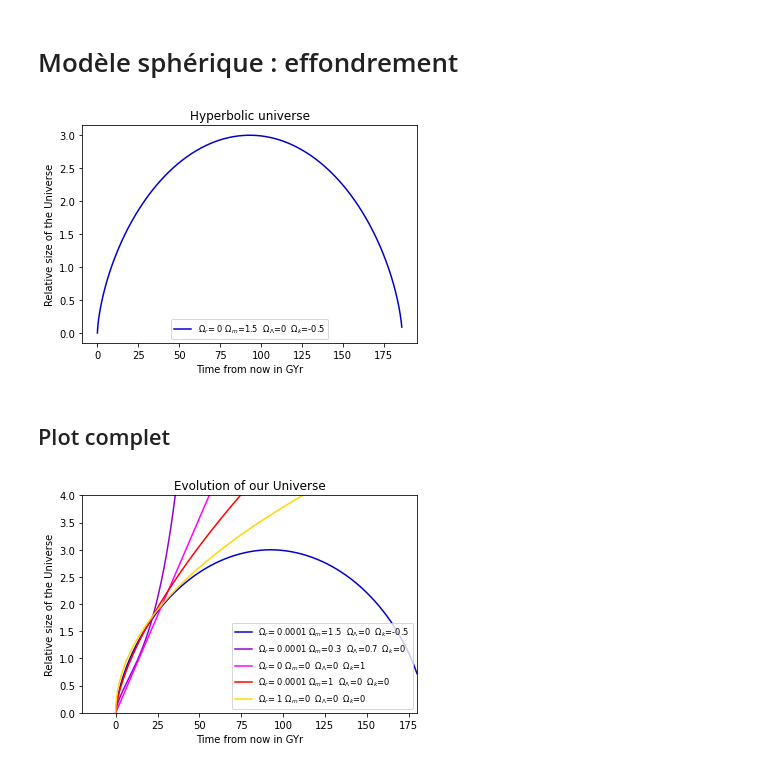
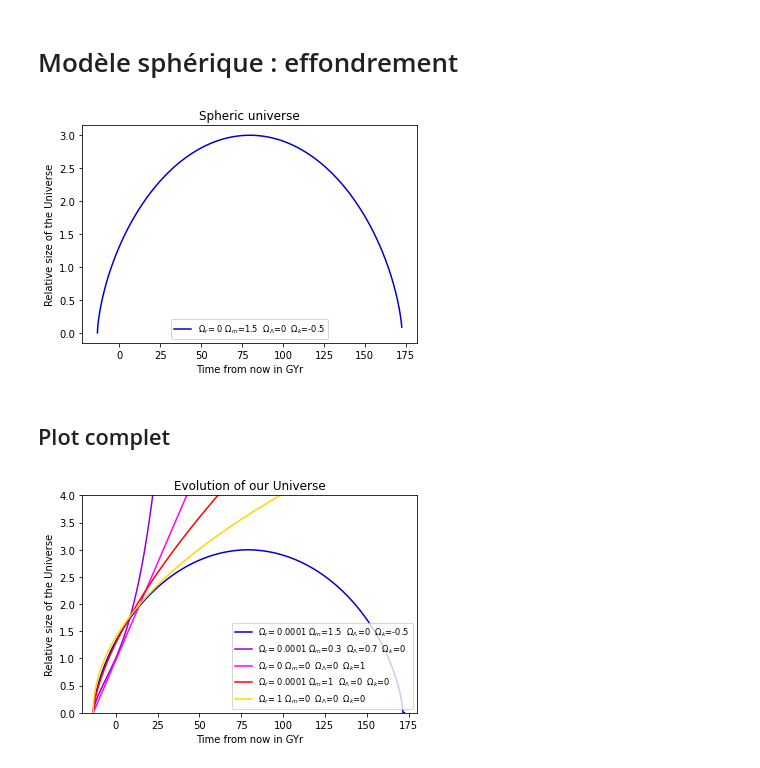
Before and after one commit to YoloNomy/Friedmann, a Jupyter notebook: Friedmann Code for Yolonomy.ipynb, the cells around one changed output. Saved outputs shown, nothing was run; the diff lists cells and outputs as text; code cells hidden in the pictures.

```diff
--- a/Friedmann Code for Yolonomy.ipynb
+++ b/Friedmann Code for Yolonomy.ipynb
@@ -179,35 +179,35 @@ def f(a, tps, t_amax):
     da = H(a) * a
     if tps >= t_amax:
         da *= -1
     return da
 
 def evol(omega_r,omega_m,omega_l,omega_k):
 
     if omega_k < 0 and omega_l == 0:
         a_max = -omega_m / omega_k
         t_amax = quad(lambda x: 1/(x * H(x)), 0, a_max)[0]
     else :
         t_amax = 10**1000
 
 
     sol = odeint(f, a0, tps, args=(t_amax,))
     plt.xlabel('Time from now in GYr')
     plt.ylabel('Relative size of the Universe')
-    plt.plot(tps,sol,label='$\Omega_r$= {0:.4g} $\Omega_m$={1:.2g}  $\Omega_\Lambda$={2:.2g}  $\Omega_k$={3:.2g}'.format(omega_r,omega_m,omega_l,omega_k),
+    plt.plot(tps-tps[find_nearest(a, 1)],sol,label='$\Omega_r$= {0:.4g} $\Omega_m$={1:.2g}  $\Omega_\Lambda$={2:.2g}  $\Omega_k$={3:.2g}'.format(omega_r,omega_m,omega_l,omega_k),
     color=col)
     plt.legend(loc='upper left',fontsize='small')
 
 omega_r=0
 omega_m=1.5
 omega_l=0
 omega_k=1 - omega_m - omega_r - omega_l
 col='mediumblue'
 evol(omega_r,omega_m,omega_l,omega_k)
 plt.legend(loc='lower center',fontsize='small')
 plt.title('Spheric universe')
 plt.savefig("spheric.png")
 # %% [output]
-[figure, old version]
+[figure, new version]
 # %% [markdown]
 ## Plot complet
 # %%
@@ -260,4 +260,4 @@ plt.legend(loc='lower right',fontsize='small')
 plt.title('Evolution of our Universe')
 plt.savefig("complete.png")
 # %% [output]
-[figure, old version]
+[figure, new version]
```
Also changed, not shown: parts of 1 cell of this notebook.
